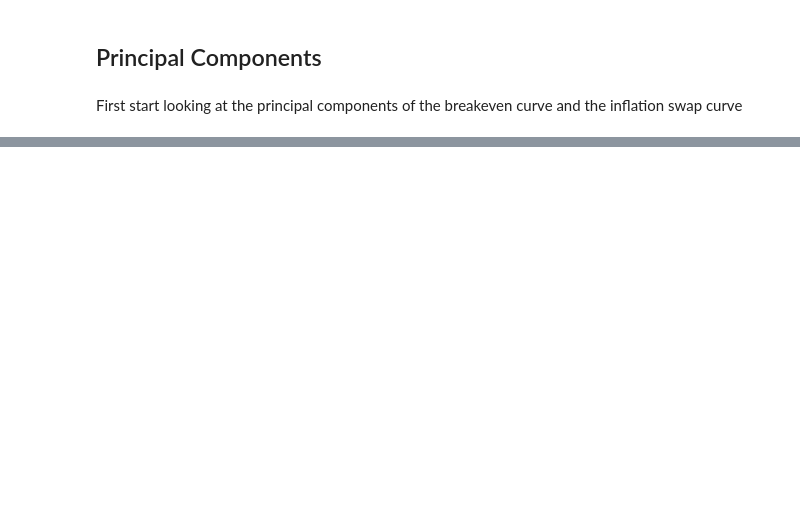
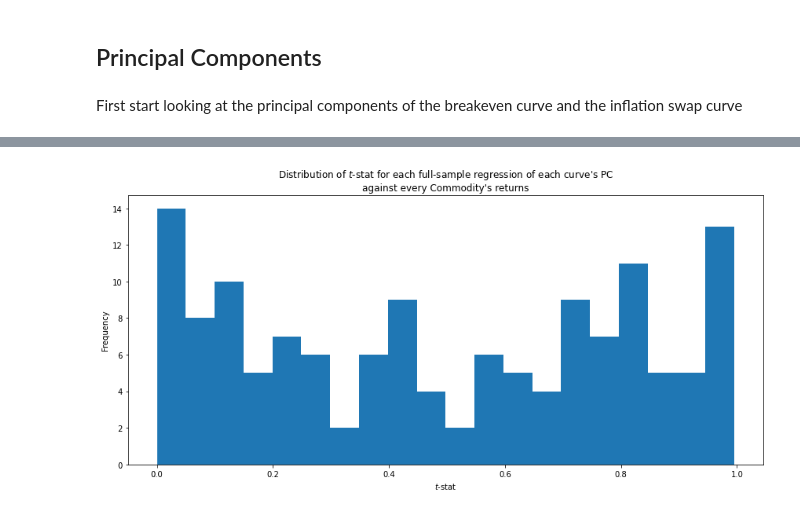
Before and after one commit to diegodalvarez/CommodityInflationFactor, a Jupyter notebook: root/notebooks/Background.ipynb, the cells around one changed output, grey strips where cells are left out. Cells and saved outputs as stored; diff of their text form; code cells hidden in the pictures; blank space fills up the shorter version.

```diff
--- a/root/notebooks/Background.ipynb
+++ b/root/notebooks/Background.ipynb
@@ -49,0 +241,15 @@ for inflation_group, ax in zip(inflation_groups, axes.flatten()):
+# %%
+def plot_tstat_dist(df_stat: pd.DataFrame) -> plt.Figure:
+
+    df_stat.t_stat.plot(
+        figsize = (12,6),
+        kind    = "hist",
+        bins    = 20,
+        xlabel  = "$t$-stat",
+        title   = "Distribution of $t$-stat for each full-sample regression of each curve's PC\nagainst every Commodity's returns")
+
+    plt.tight_layout()
+
+plot_tstat_dist(df_stat)
+# %% [output]
+[figure, added]
```
Also changed, not shown: parts of 15 cells of this notebook, 5 other files.
